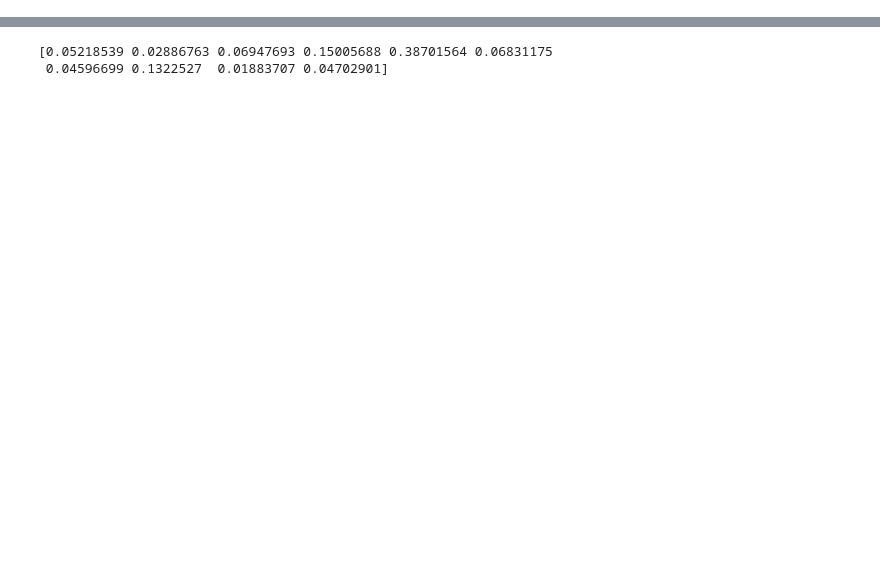
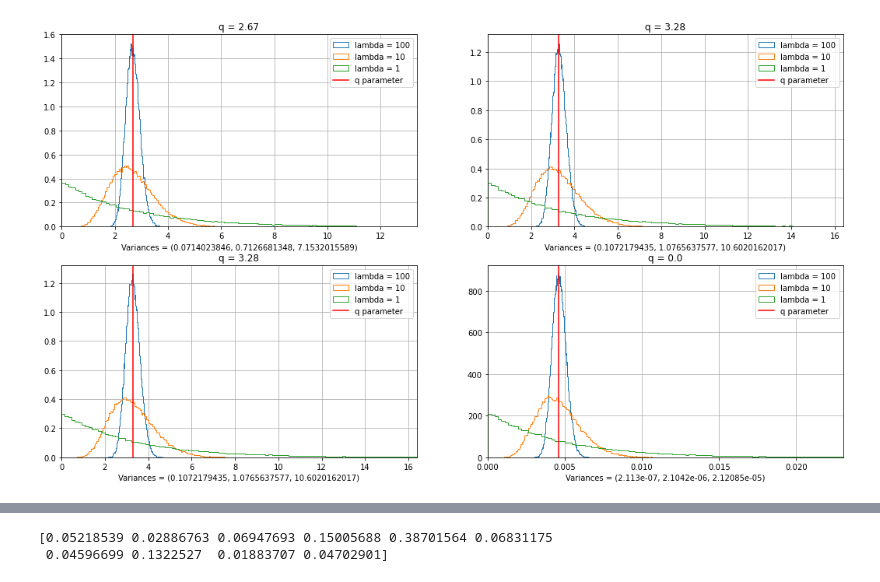
Before and after one commit to marcgrillo/dirichlet, a Jupyter notebook: notebook3.ipynb, the cells around one changed output, grey strips where cells are left out. Saved outputs shown, nothing was run; the diff lists cells and outputs as text; code cells hidden in the pictures; blank space fills up the shorter version.

```diff
--- a/notebook3.ipynb
+++ b/notebook3.ipynb
@@ -124,0 +153,43 @@ def log_jacobian(x):
+# %%
+n = int(1e5)
+
+lam1 = 100
+alp = lam1
+scale = x/lam1
+x_pr = gamma.rvs(alp, scale = scale, size=(n,len(alpha)))
+#print(x_pr)
+omega_pr = np.transpose((np.transpose(x_pr)/(np.sum(x_pr, axis = 1))))
+w1 = np.transpose(x_pr)
+
+lam2 = 10
+alp = lam2
+scale = x/lam2
+x_pr = gamma.rvs(alp, scale = scale, size=(n,len(alpha)))
+#print(x_pr)
+omega_pr = np.transpose((np.transpose(x_pr)/(np.sum(x_pr, axis = 1))))
+w2 = np.transpose(x_pr)
+
+lam3 = 1
+alp = lam3
+scale = x/lam3
+x_pr = gamma.rvs(alp, scale = scale, size=(n,len(alpha)))
+#print(x_pr)
+omega_pr = np.transpose((np.transpose(x_pr)/(np.sum(x_pr, axis = 1))))
+w3 = np.transpose(x_pr)
+
+fig, axs = plt.subplots( 2,2, figsize = [18,10] )
+for i in range(int(len(alpha)/2)):
+    for j in range(int(len(alpha)/2)):
+        axs[i,j].hist(w1[i+j], bins = 'auto', histtype='step', density = True, label = f'lambda = {lam1}' )
+        axs[i,j].hist(w2[i+j], bins = 'auto', histtype='step', density = True, label = f'lambda = {lam2}')
+        axs[i,j].hist(w3[i+j], bins = 'auto', histtype='step', density = True, label = f'lambda = {lam3}')
+        axs[i,j].axvline(x=x[i+j], color = 'red', label = 'q parameter')
+        axs[i,j].set_xlim([0,x[i+j]*5])
+        axs[i,j].grid()
+        axs[i,j].set_title(f'q = {np.round(np.mean(x[i+j]),2)}')
+        axs[i,j].set_xlabel(f'Variances = { np.round(np.var(w1[i+j]),10), np.round(np.var(w2[i+j]),10), np.round(np.var(w3[i+j]),10) }')
+        axs[i,j].legend()
+plt.show()
+plt.close()
+# %% [output]
+[figure, added]
```
Also changed, not shown: parts of 11 cells of this notebook, 1 other file.
